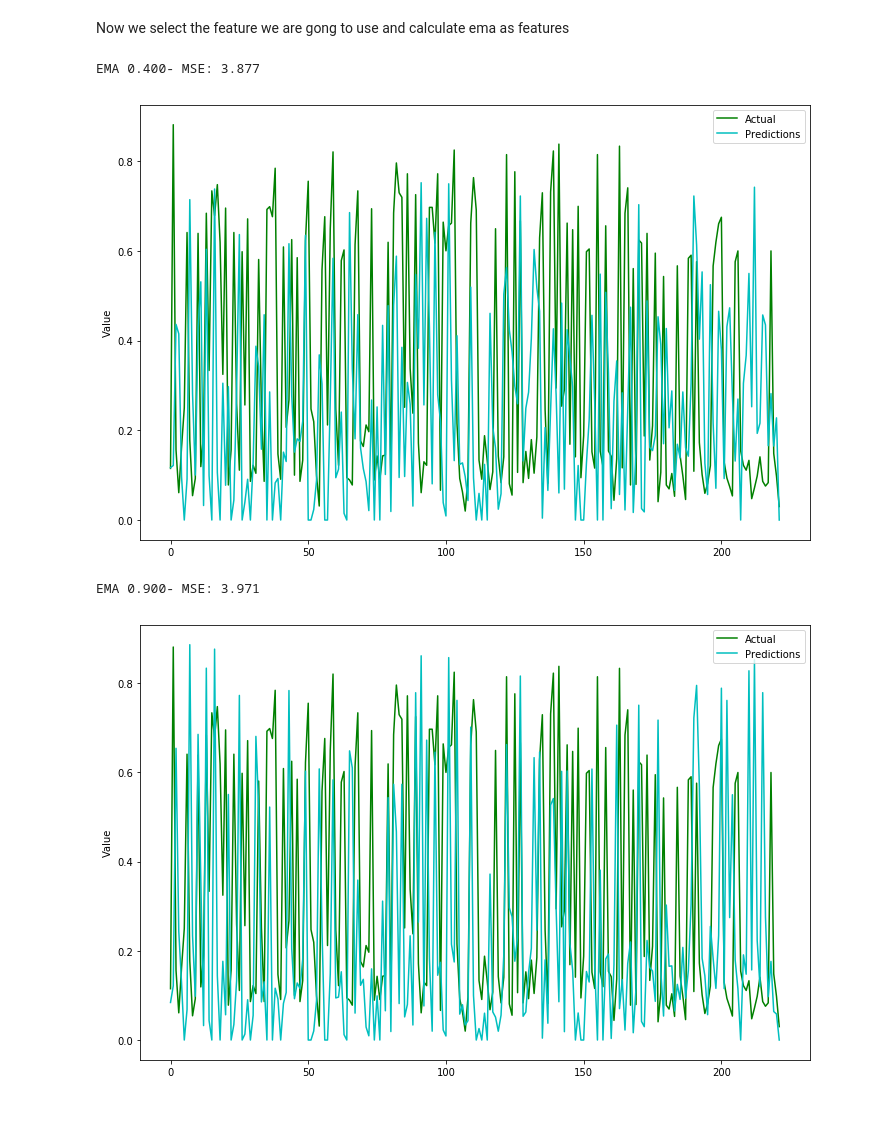
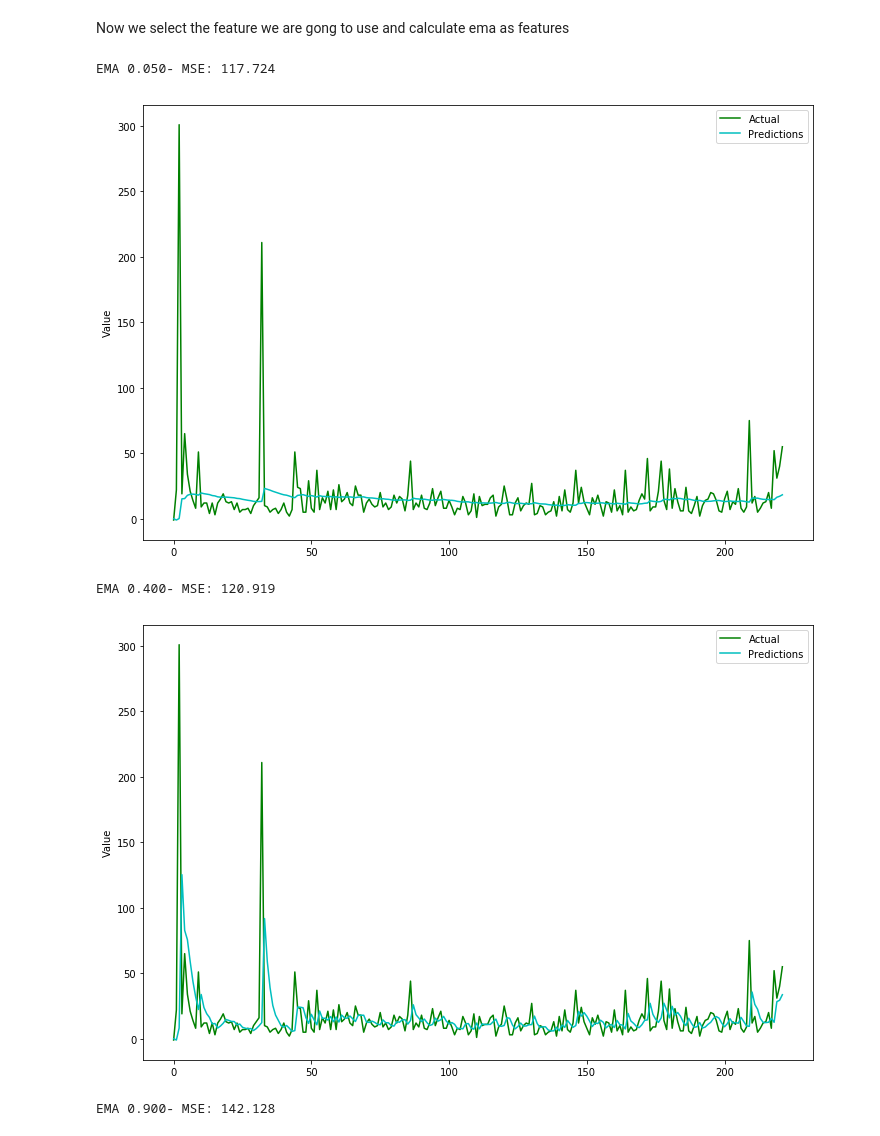
Before and after one commit to chechir/anomaly, a Jupyter notebook: ntbk/EMA Analysis .ipynb, the cells around one changed output. Drawn from its saved outputs; the diff is of its cells as text; code cells hidden in the pictures.

Commit message:
fix error with split data, and change eval metric

```diff
--- a/ntbk/EMA Analysis .ipynb
+++ b/ntbk/EMA Analysis .ipynb
@@ -22,24 +22,32 @@ full_df[target] = full_df['place_flag']*0.5 + (1./full_df['place_odds'])*0.5
 df = full_df.to_pandas()
 df.index = df['scheduled_time']
 df = df[['horse_name',target]]
-tr, val = ts.split_data(df, cutoff=val_cutoff)
+
+train_ixs = ts.get_ixs(df, cutoff=val_cutoff)
+val_ixs = ~train_ixs
+train, val = df.iloc[train_ixs], df.iloc[val_ixs]
 # %%
 def evaluate_ema(df, alpha):
     feature = ts.grouped_lagged_ema(df[target].values, alpha, df['horse_name'].values)
-    tr, feature_val = ts.split_data(pd.DataFrame(feature), date=df.index)
-    error = ts.mape(val[target].values, feature_val.values)
+    feature_val = feature[val_ixs]
+    error = np.sqrt(mean_squared_error(val[target].values, feature_val))
     print('EMA %.3f' % alpha + '- MSE: %.3f' % error)
     return feature_val
 
+feature_val = evaluate_ema(df, 0.05)
+horse_ix = val['horse_name'].values == 'dvinsky'
+ts.get_actual_vs_prediction_plot(val[target].values[horse_ix], feature_val[horse_ix])
+
 feature_val = evaluate_ema(df, 0.4)
 horse_ix = val['horse_name'].values == 'dvinsky'
-ts.get_actual_vs_prediction_plot(val[target].values[horse_ix], feature_val.values[horse_ix])
+ts.get_actual_vs_prediction_plot(val[target].values[horse_ix], feature_val[horse_ix])
 
 feature_val = evaluate_ema(df, 0.9)
 horse_ix = val['horse_name'].values == 'dvinsky'
-ts.get_actual_vs_prediction_plot(val[target].values[horse_ix], feature_val.values[horse_ix])
+ts.get_actual_vs_prediction_plot(val[target].values[horse_ix], feature_val[horse_ix])
 # %% [output]
-EMA 0.400- MSE: 3.877
+EMA 0.050- MSE: 117.724
-[figure, old version]
+[figure, new version]
-EMA 0.900- MSE: 3.971
+EMA 0.400- MSE: 120.919
-[figure, old version]
+[figure, new version]
+EMA 0.900- MSE: 142.128
```
Also changed, not shown: parts of 7 cells of this notebook, 2 other files.
